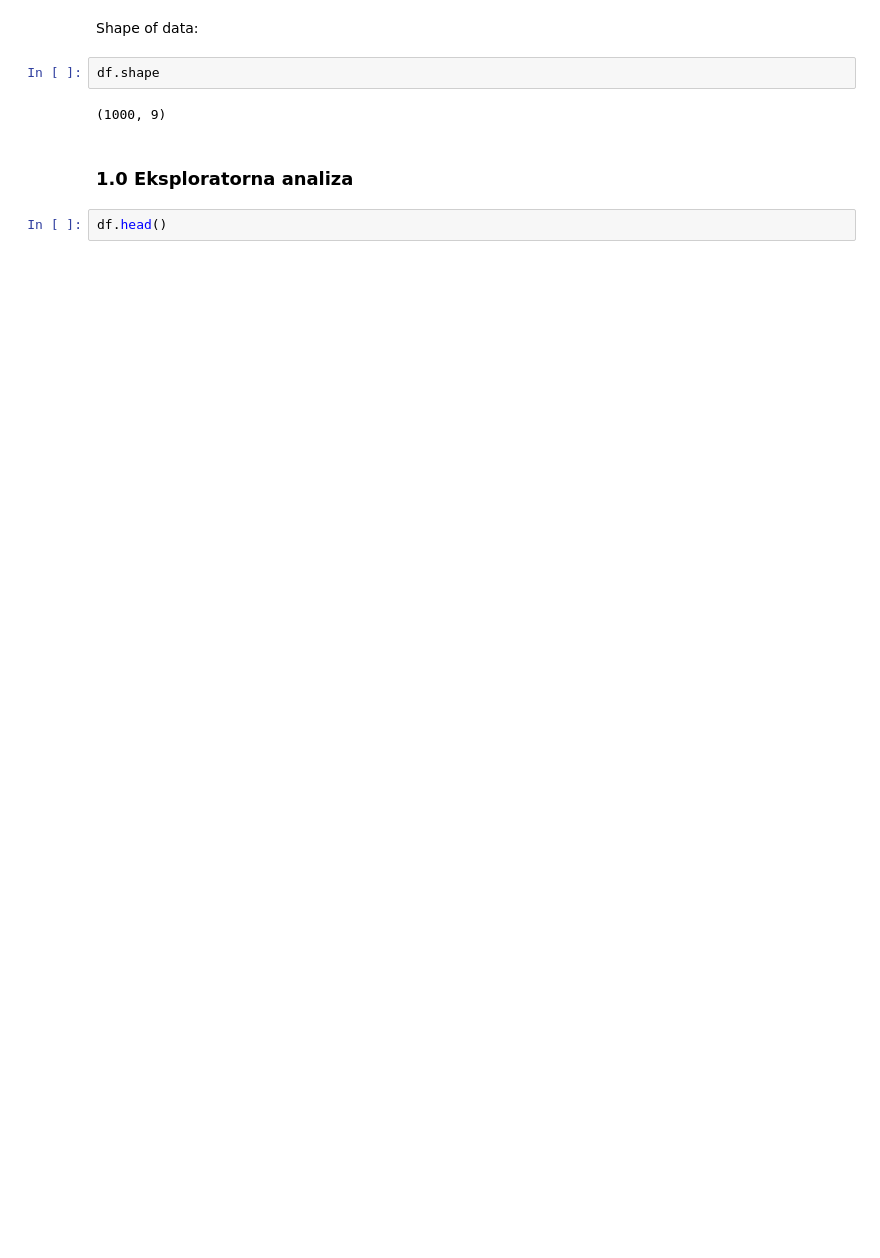
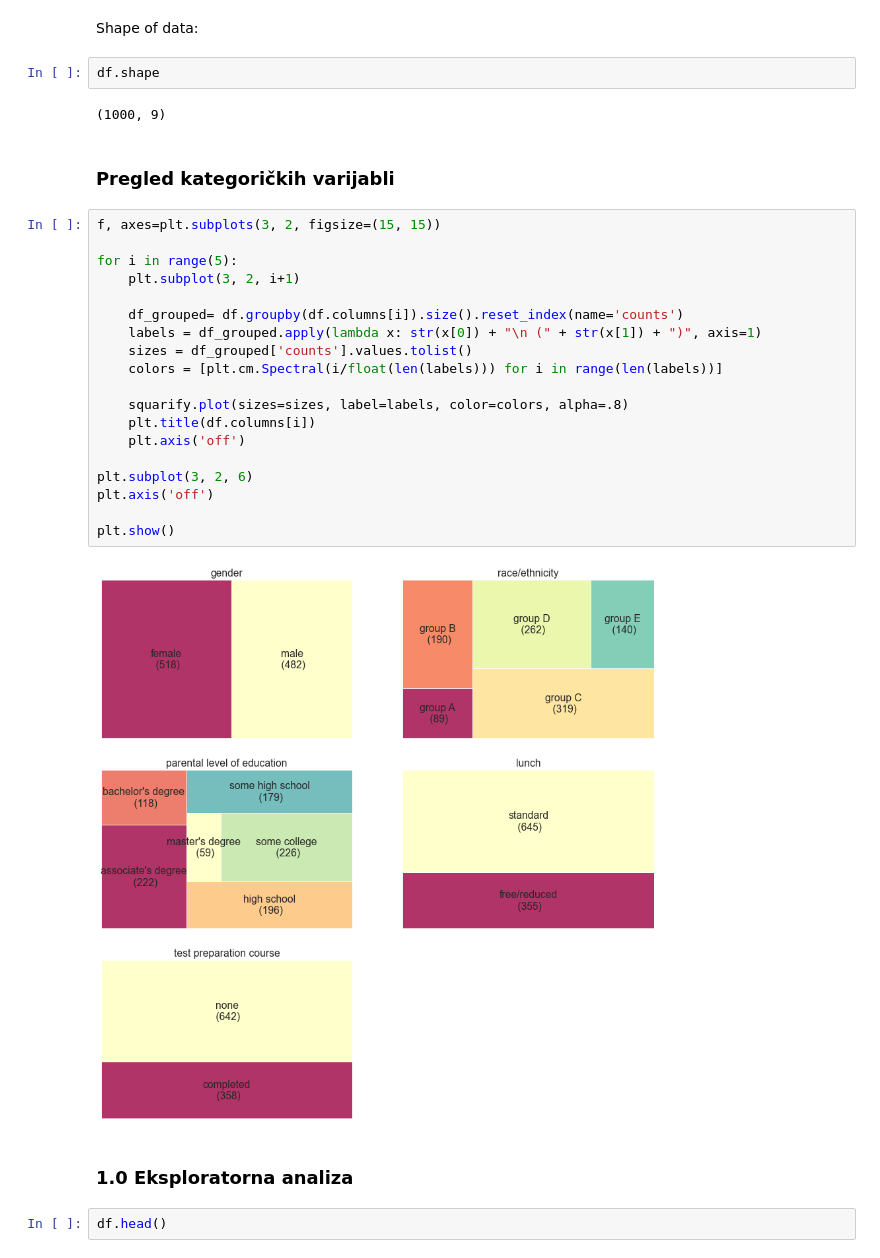
Before and after one commit to mikocij/SUprojekt, a Jupyter notebook: EDA Student Performance Dataset.ipynb, the cells around one changed output. Saved outputs shown, nothing was run; the diff lists cells and outputs as text; blank space fills up the shorter version.

Commit message:
dodan pregled kategorickih varijabli

```diff
--- a/EDA Student Performance Dataset.ipynb
+++ b/EDA Student Performance Dataset.ipynb
@@ -44,6 +44,29 @@ Shape of data:
 df.shape
 # %% [output]
 (1000, 9)
+# %% [markdown]
+### Pregled kategoričkih varijabli
+# %%
+f, axes=plt.subplots(3, 2, figsize=(15, 15))
+
+for i in range(5):
+    plt.subplot(3, 2, i+1)
+
+    df_grouped= df.groupby(df.columns[i]).size().reset_index(name='counts')
+    labels = df_grouped.apply(lambda x: str(x[0]) + "\n (" + str(x[1]) + ")", axis=1)
+    sizes = df_grouped['counts'].values.tolist()
+    colors = [plt.cm.Spectral(i/float(len(labels))) for i in range(len(labels))]
+
+    squarify.plot(sizes=sizes, label=labels, color=colors, alpha=.8)
+    plt.title(df.columns[i])
+    plt.axis('off')
+
+plt.subplot(3, 2, 6)
+plt.axis('off')
+
+plt.show()
+# %% [output]
+[figure, added]
 # %% [markdown]
 ### 1.0 Eksploratorna analiza
 # %%
```
Also changed, not shown: parts of 9 cells of this notebook.
